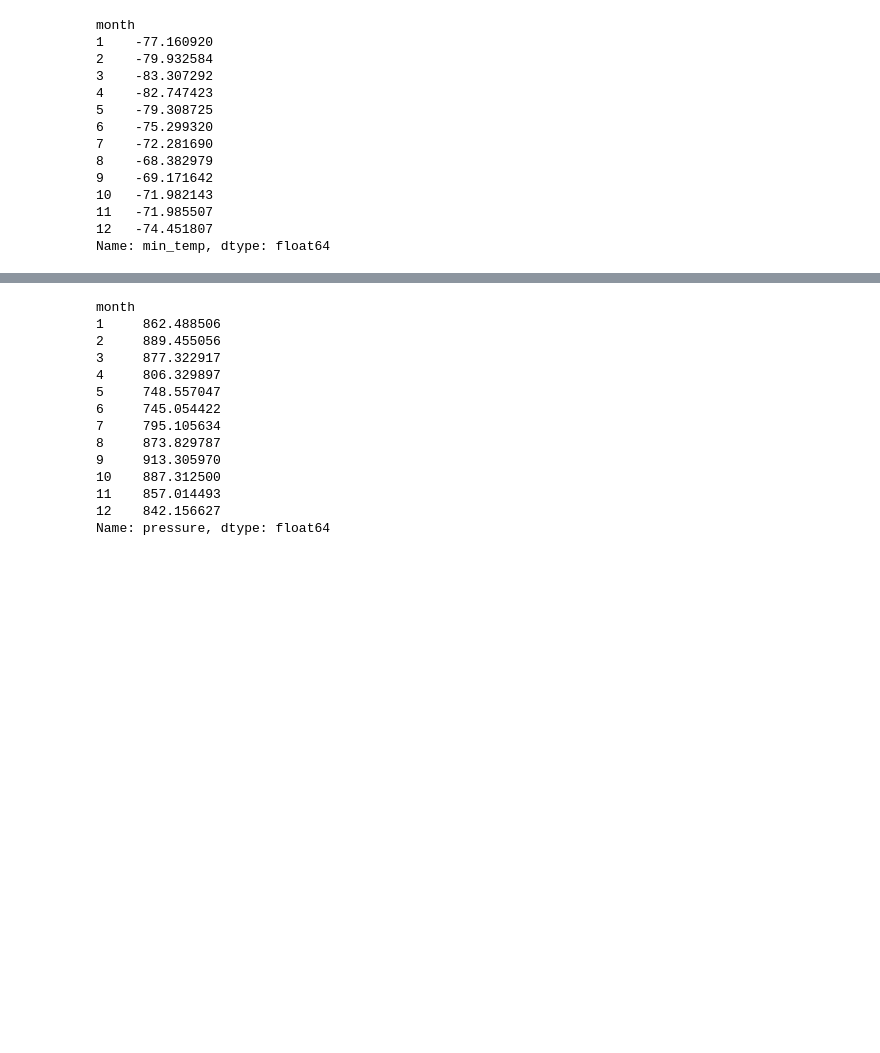
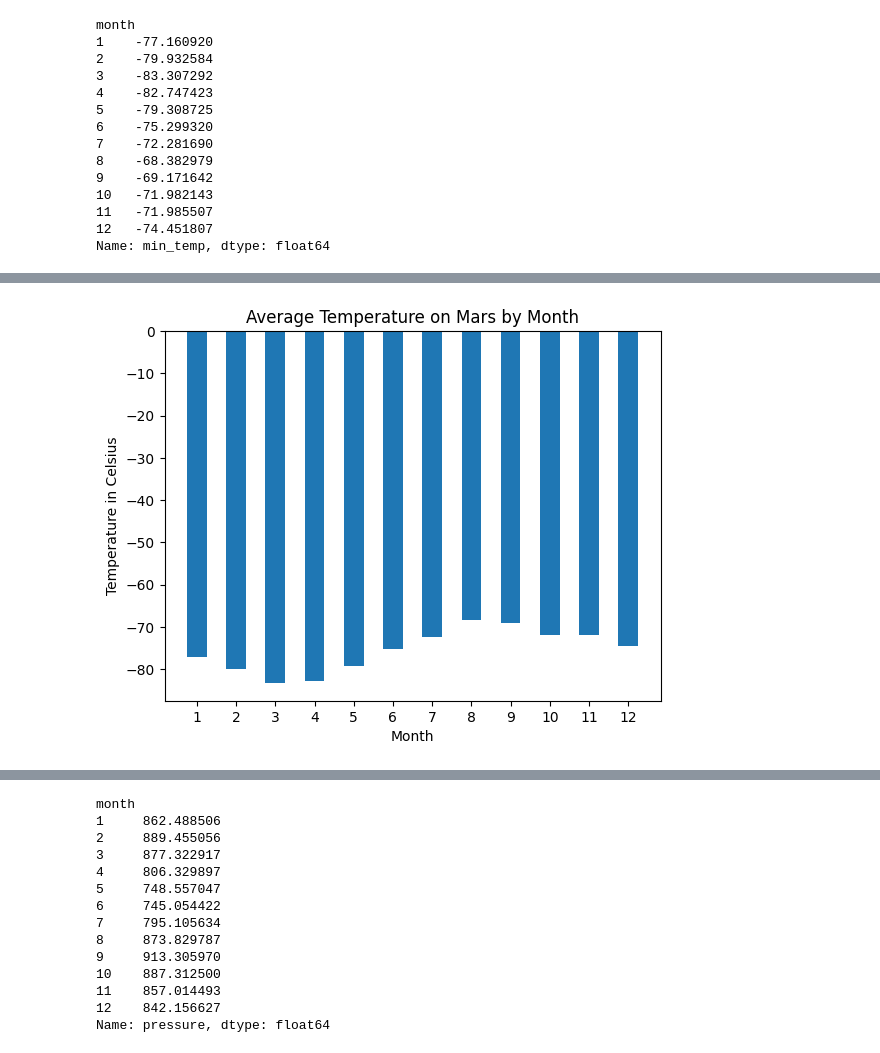
Before and after one commit to mdg1317/web-scraping-challenge, a Jupyter notebook: part_2_mars_weather.ipynb, the cells around one changed output, grey strips where cells are left out. Saved outputs shown, nothing was run; the diff lists cells and outputs as text; code cells hidden in the pictures; blank space fills up the shorter version.

```diff
--- a/part_2_mars_weather.ipynb
+++ b/part_2_mars_weather.ipynb
@@ -140,6 +145,8 @@ Name: month, dtype: int64
 1867
 # %%
 # 3. What is the average low temperature by month?
+avg_low_temp = mars_df.groupby(["month"])["min_temp"].mean()
+avg_low_temp
 # %% [output]
 month
 1    -77.160920
@@ -165,0 +165,10 @@ Name: min_temp, dtype: float64
+# %%
+# Plot the average temperature by month
+plt.bar(avg_low_temp.index, avg_low_temp, width=0.5)
+plt.xticks(avg_low_temp.index)
+plt.title("Average Temperature on Mars by Month")
+plt.xlabel("Month")
+plt.ylabel("Temperature in Celsius")
+plt.show()
+# %% [output]
+[figure, added]
```
Also changed, not shown: parts of 10 cells of this notebook, 1 other file.
